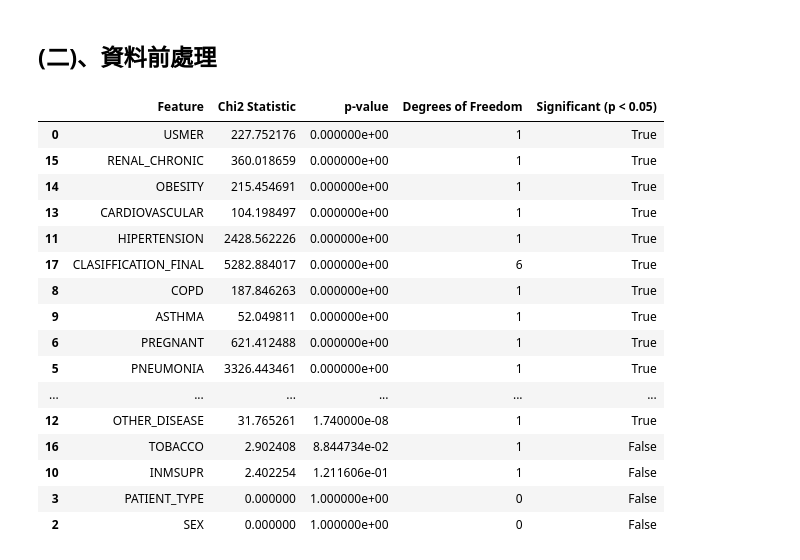
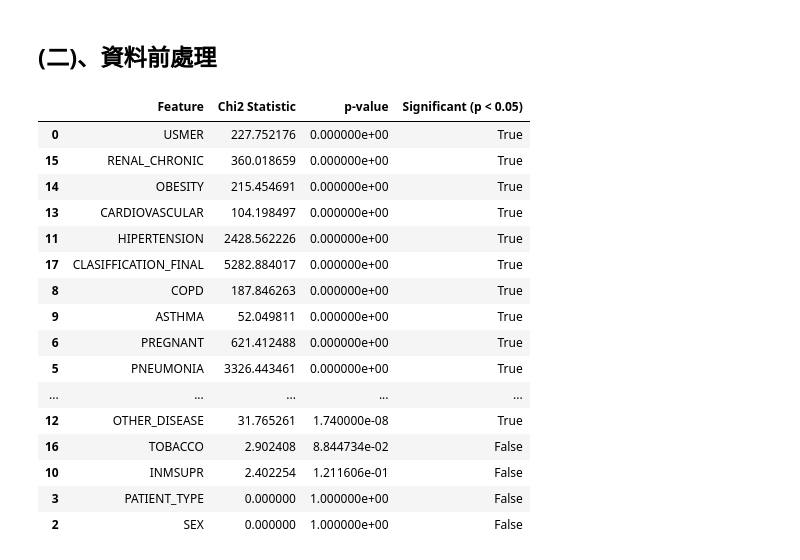
Before and after one commit to nickchen1998/FJU-ML-HW, a Jupyter notebook: covid-19_mortality_predict.ipynb, the cells around one changed output. Cells and saved outputs as stored; diff of their text form; code cells hidden in the pictures.

```diff
--- a/covid-19_mortality_predict.ipynb
+++ b/covid-19_mortality_predict.ipynb
@@ -153,52 +153,50 @@ summary
 # %% [markdown]
 ## (二)、資料前處理
 # %%
-import numpy as np
 import pandas as pd
 from scipy.stats import chi2_contingency
 
 # 假設 df_cleaned 是目前的資料集
 target_var = 'IS_DIED'
 
 # 初始化列表來存儲卡方檢定結果
 chi2_results = []
 
 # 遍歷所有類別型欄位（排除目標變數 IS_DIED 本身）
 for col in df_cleaned.select_dtypes(include='object').columns:
     if col != target_var:
         # 建立列聯表（Contingency Table）
         contingency_table = pd.crosstab(df_cleaned[col], df_cleaned[target_var])
 
         # 卡方檢定
         chi2, p, dof, _ = chi2_contingency(contingency_table)
 
         # 存儲結果
         chi2_results.append({
             'Feature': col,
             'Chi2 Statistic': chi2,
             'p-value': round(p, 10),
-            'Degrees of Freedom': dof,
             'Significant (p < 0.05)': p < 0.05
         })
 
 # 將結果整理為 DataFrame 並按 p-value 排序
 chi2_results_df = pd.DataFrame(chi2_results).sort_values(by='p-value', ascending=True)
 chi2_results_df
 # %% [output]
-|  | Feature | Chi2 Statistic | p-value | Degrees of Freedom | Significant (p < 0.05) |
-| 0 | USMER | 227.752176 | 0.000000e+00 | 1 | True |
-| 15 | RENAL_CHRONIC | 360.018659 | 0.000000e+00 | 1 | True |
-| 14 | OBESITY | 215.454691 | 0.000000e+00 | 1 | True |
-| 13 | CARDIOVASCULAR | 104.198497 | 0.000000e+00 | 1 | True |
-| 11 | HIPERTENSION | 2428.562226 | 0.000000e+00 | 1 | True |
-| 17 | CLASIFFICATION_FINAL | 5282.884017 | 0.000000e+00 | 6 | True |
-| 8 | COPD | 187.846263 | 0.000000e+00 | 1 | True |
-| 9 | ASTHMA | 52.049811 | 0.000000e+00 | 1 | True |
-| 6 | PREGNANT | 621.412488 | 0.000000e+00 | 1 | True |
-| 5 | PNEUMONIA | 3326.443461 | 0.000000e+00 | 1 | True |
-| ... | ... | ... | ... | ... | ... |
-| 12 | OTHER_DISEASE | 31.765261 | 1.740000e-08 | 1 | True |
-| 16 | TOBACCO | 2.902408 | 8.844734e-02 | 1 | False |
-| 10 | INMSUPR | 2.402254 | 1.211606e-01 | 1 | False |
-| 3 | PATIENT_TYPE | 0.000000 | 1.000000e+00 | 0 | False |
-| 2 | SEX | 0.000000 | 1.000000e+00 | 0 | False |
+|  | Feature | Chi2 Statistic | p-value | Significant (p < 0.05) |
+| 0 | USMER | 227.752176 | 0.000000e+00 | True |
+| 15 | RENAL_CHRONIC | 360.018659 | 0.000000e+00 | True |
+| 14 | OBESITY | 215.454691 | 0.000000e+00 | True |
+| 13 | CARDIOVASCULAR | 104.198497 | 0.000000e+00 | True |
+| 11 | HIPERTENSION | 2428.562226 | 0.000000e+00 | True |
+| 17 | CLASIFFICATION_FINAL | 5282.884017 | 0.000000e+00 | True |
+| 8 | COPD | 187.846263 | 0.000000e+00 | True |
+| 9 | ASTHMA | 52.049811 | 0.000000e+00 | True |
+| 6 | PREGNANT | 621.412488 | 0.000000e+00 | True |
+| 5 | PNEUMONIA | 3326.443461 | 0.000000e+00 | True |
+| ... | ... | ... | ... | ... |
+| 12 | OTHER_DISEASE | 31.765261 | 1.740000e-08 | True |
+| 16 | TOBACCO | 2.902408 | 8.844734e-02 | False |
+| 10 | INMSUPR | 2.402254 | 1.211606e-01 | False |
+| 3 | PATIENT_TYPE | 0.000000 | 1.000000e+00 | False |
+| 2 | SEX | 0.000000 | 1.000000e+00 | False |
```
Also changed, not shown: parts of 10 cells of this notebook.
